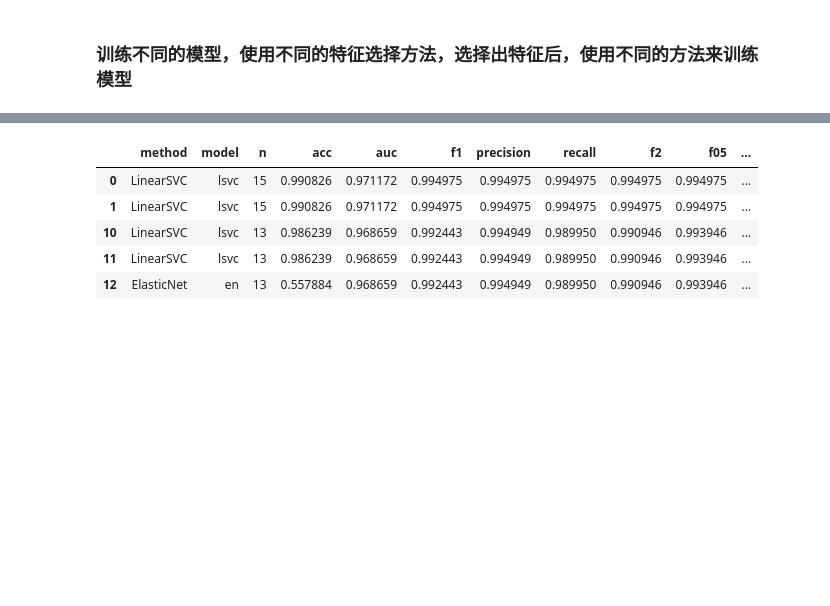
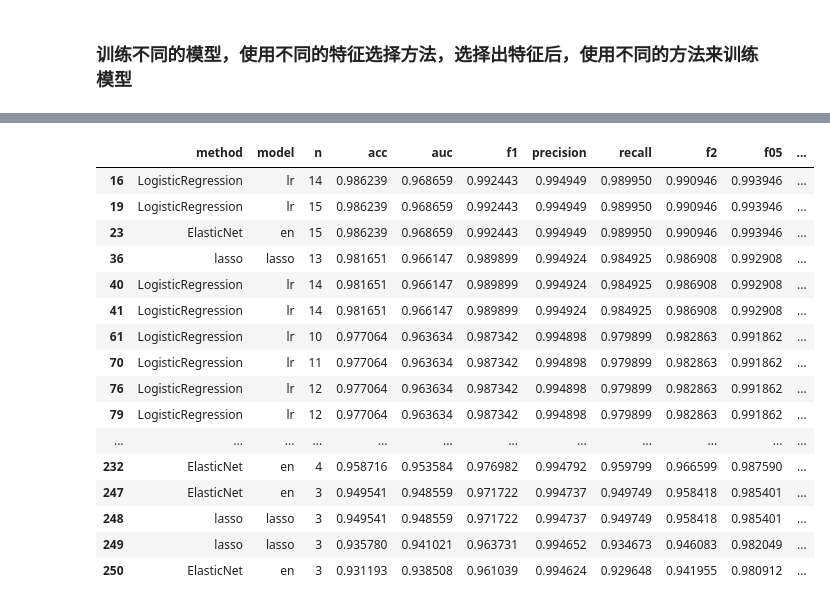
Before and after one commit to yeouyang326/digital-encoding-of-miRNA, a Jupyter notebook: tcga.ipynb, the cells around one changed output, grey strips where cells are left out. Drawn from its saved outputs; the diff is of its cells as text; code cells hidden in the pictures; blank space fills up the shorter version.

```diff
--- a/tcga.ipynb
+++ b/tcga.ipynb
@@ -504,7 +505,7 @@ for i in range(len(results_sorted_found_coef)):
             predictions.append(prediction)
     elif model_name == 'Lasso' or model_name == 'LassoCV':
         for j in range(len(X_test_selected)):
-            score = np.dot(X_test_selected.iloc[[j]], coef) / times + intercept
+            score = np.dot(X_test_selected.iloc[j], coef) / times + intercept
             prediction = 1 if score > 0.5 else 0
             scores.append(score)
             predictions.append(prediction)
@@ -516,7 +517,7 @@ for i in range(len(results_sorted_found_coef)):
             predictions.append(prediction)
     elif model_name == 'ElasticNet':
         for j in range(len(X_test_selected)):
-            score = np.dot(X_test_selected.iloc[[j]], coef) / times + intercept
+            score = np.dot(X_test_selected.iloc[j], coef) / times + intercept
             prediction = 1 if score > 0.5 else 0
             scores.append(score)
             predictions.append(prediction)
@@ -529,40 +530,55 @@ for i in range(len(results_sorted_found_coef)):
     else:
         # handle SVC
         for j in range(len(X_test_selected)):
             score = np.dot(X_test_selected.iloc[j], coef) / times + intercept
             prediction = 1 if score > 0.5 else 0
             scores.append(score)
             predictions.append(prediction)
 
     # calculate evaluation metrics
     acc = accuracy_score(y_test_selected, predictions)
     auc = roc_auc_score(y_test_selected, scores)
     f1 = f1_score(y_test_selected, predictions)
     precision = precision_score(y_test_selected, predictions)
     recall = recall_score(y_test_selected, predictions)
 
     # 能复现
-    can_reproduce = True
+    if acc == results_sorted_found_coef['acc'][i] and f1 == results_sorted_found_coef['f1'][i]:
+        can_reproduce = True
+    else:
+        can_reproduce = False
+    # can_reproduce = True
 
     # if not acc == results_sorted_found_coef['acc'][i]:
     #     can_reproduce = False
     #     # print results
     #     print('Model:', model_name, 'n:', results_sorted_found_coef['n'][i],'acc:', acc, 'auc:', auc, 'f1:', f1, 'precision:', precision, 'recall:', recall)
     #     print(acc)
     #     print(results_sorted_found_coef['acc'][i])
 
     reperduce.append(can_reproduce)
 
 results_sorted_found_coef['reproduce'] = reperduce
 results_sorted_found_coef_view = results_sorted_found_coef[results_sorted_found_coef['reproduce'] == True][results_sorted_found_coef['n'] <= 15].copy().drop(['coef','intercept','multiple_times'], axis=1)
-results_sorted_found_coef_view.head(5)
+results_sorted_found_coef_view
 # %% [output]
 |  | method | model | n | acc | auc | f1 | precision | recall | f2 | f05 | ... |
-| 0 | LinearSVC | lsvc | 15 | 0.990826 | 0.971172 | 0.994975 | 0.994975 | 0.994975 | 0.994975 | 0.994975 | ... |
-| 1 | LinearSVC | lsvc | 15 | 0.990826 | 0.971172 | 0.994975 | 0.994975 | 0.994975 | 0.994975 | 0.994975 | ... |
-| 10 | LinearSVC | lsvc | 13 | 0.986239 | 0.968659 | 0.992443 | 0.994949 | 0.989950 | 0.990946 | 0.993946 | ... |
-| 11 | LinearSVC | lsvc | 13 | 0.986239 | 0.968659 | 0.992443 | 0.994949 | 0.989950 | 0.990946 | 0.993946 | ... |
-| 12 | ElasticNet | en | 13 | 0.557884 | 0.968659 | 0.992443 | 0.994949 | 0.989950 | 0.990946 | 0.993946 | ... |
+| 16 | LogisticRegression | lr | 14 | 0.986239 | 0.968659 | 0.992443 | 0.994949 | 0.989950 | 0.990946 | 0.993946 | ... |
+| 19 | LogisticRegression | lr | 15 | 0.986239 | 0.968659 | 0.992443 | 0.994949 | 0.989950 | 0.990946 | 0.993946 | ... |
+| 23 | ElasticNet | en | 15 | 0.986239 | 0.968659 | 0.992443 | 0.994949 | 0.989950 | 0.990946 | 0.993946 | ... |
+| 36 | lasso | lasso | 13 | 0.981651 | 0.966147 | 0.989899 | 0.994924 | 0.984925 | 0.986908 | 0.992908 | ... |
+| 40 | LogisticRegression | lr | 14 | 0.981651 | 0.966147 | 0.989899 | 0.994924 | 0.984925 | 0.986908 | 0.992908 | ... |
+| 41 | LogisticRegression | lr | 14 | 0.981651 | 0.966147 | 0.989899 | 0.994924 | 0.984925 | 0.986908 | 0.992908 | ... |
+| 61 | LogisticRegression | lr | 10 | 0.977064 | 0.963634 | 0.987342 | 0.994898 | 0.979899 | 0.982863 | 0.991862 | ... |
+| 70 | LogisticRegression | lr | 11 | 0.977064 | 0.963634 | 0.987342 | 0.994898 | 0.979899 | 0.982863 | 0.991862 | ... |
+| 76 | LogisticRegression | lr | 12 | 0.977064 | 0.963634 | 0.987342 | 0.994898 | 0.979899 | 0.982863 | 0.991862 | ... |
+| 79 | LogisticRegression | lr | 12 | 0.977064 | 0.963634 | 0.987342 | 0.994898 | 0.979899 | 0.982863 | 0.991862 | ... |
+| ... | ... | ... | ... | ... | ... | ... | ... | ... | ... | ... | ... |
+| 232 | ElasticNet | en | 4 | 0.958716 | 0.953584 | 0.976982 | 0.994792 | 0.959799 | 0.966599 | 0.987590 | ... |
+| 247 | ElasticNet | en | 3 | 0.949541 | 0.948559 | 0.971722 | 0.994737 | 0.949749 | 0.958418 | 0.985401 | ... |
+| 248 | lasso | lasso | 3 | 0.949541 | 0.948559 | 0.971722 | 0.994737 | 0.949749 | 0.958418 | 0.985401 | ... |
+| 249 | lasso | lasso | 3 | 0.935780 | 0.941021 | 0.963731 | 0.994652 | 0.934673 | 0.946083 | 0.982049 | ... |
+| 250 | ElasticNet | en | 3 | 0.931193 | 0.938508 | 0.961039 | 0.994624 | 0.929648 | 0.941955 | 0.980912 | ... |
 # %%
 # for results_sorted_found_coef, draw the figure
 # Group the results by method and model
```
Also changed, not shown: parts of 12 cells of this notebook.
